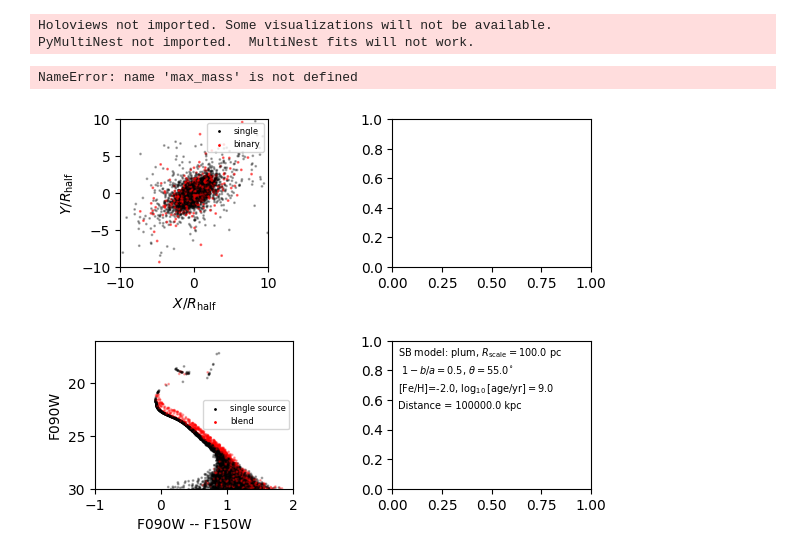
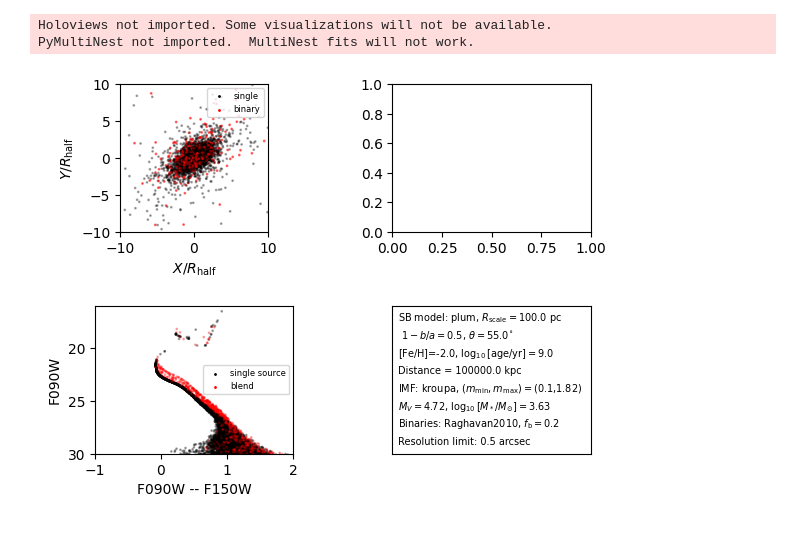
Before and after one commit to mgwalkergit/xymass, a Jupyter notebook: examples/sample_r2d_with_binaries_blend.ipynb, the cells around one changed output. Saved outputs shown, nothing was run; the diff lists cells and outputs as text; code cells hidden in the pictures.

```diff
--- a/examples/sample_r2d_with_binaries_blend.ipynb
+++ b/examples/sample_r2d_with_binaries_blend.ipynb
@@ -125,33 +125,32 @@ ax1.set_aspect('equal')
 #ax2.hist(np.log10(nn/r2d.rhalf_2d.value),histtype='step',color='k',label='all',bins=50)
 #ax2.hist(np.log10(nn_single/r2d.rhalf_2d.value),histtype='step',color='b',label='single',bins=50)
 #ax2.hist(np.log10(nn_binary/r2d.rhalf_2d.value),histtype='step',color='r',label='binary',bins=50)
 #ax2.set_xlabel(r'$\log_{10}[\mathrm{NN sep}/R_{\rm half}]$')
 #ax2.set_ylabel('N')
 #ax2.legend(loc=2,fontsize=6)
 
 cols=np.full(len(col),'k',dtype='str')
 cols[r2d_with_binaries_blend.blend]='r'
 ax3.scatter([-999],[-999],color='k',label='single source',s=1)
 ax3.scatter([-999],[-999],color='r',label='blend',s=1)
 ax3.scatter(col,mag,color=cols,alpha=0.3,s=1)
 ax3.set_xlabel('F090W -- F150W')
 ax3.set_ylabel('F090W')
 ax3.set_ylim([30,16])
 ax3.set_xlim([-1,2])
 ax3.legend(fontsize=6)
 
 ax4.set_xlim([0,1])
 ax4.set_ylim([0,1])
 ax4.text(0.03,0.9,'SB model: '+sb_model+r', $R_{\rm scale}=$'+str(round(r_scale.value,0))+' '+str(r_scale.unit),fontsize=7)
 ax4.text(0.03,0.78,r' $1-b/a = $'+str(round(ellipticity,2,))+r', $\theta=$'+str(round(position_angle,2))+r'$^{\circ}$',fontsize=7)
 ax4.text(0.03,0.66,'[Fe/H]='+str(feh)+r', $\log_{10}[\mathrm{age/yr}]=$'+str(round(logage,2)),fontsize=7)
 ax4.text(0.03,0.54,'Distance = '+str(round(distance.value,0))+' kpc',fontsize=7)
-ax4.text(0.03,0.42,'IMF: '+imf_model+', '+r'$(m_{\rm min},m_{\rm max})=($'+str(round(imf_m_min,2))+','+str(round(max_mass,2))+'$)$',fontsize=7)
+ax4.text(0.03,0.42,'IMF: '+imf_model+', '+r'$(m_{\rm min},m_{\rm max})=($'+str(round(imf_m_min,2))+','+str(round(m_max,2))+'$)$',fontsize=7)
 ax4.text(0.03,0.30,r'$M_V=$'+str(round(M_V,2))+', '+r'$\log_{10}[M_*/M_{\odot}]=$'+str(round(np.log10(mass_tot),2)),fontsize=7)
 ax4.text(0.03,0.18,'Binaries: '+binary_model+', '+r'$f_{\rm b}=$'+str(round(f_binary,2)),fontsize=7)
 ax4.text(0.03,0.06,'Resolution limit: '+str(round(resolution_limit.value,2))+' arcsec',fontsize=7)
 ax4.tick_params(left=False,top=False,bottom=False,right=False,labelleft=False,labeltop=False,labelbottom=False,labelright=False)
 plt.show()
 # %% [output]
-NameError: name 'max_mass' is not defined
-[figure, old version]
+[figure, new version]
```
Also changed, not shown: parts of 1 cell of this notebook.
